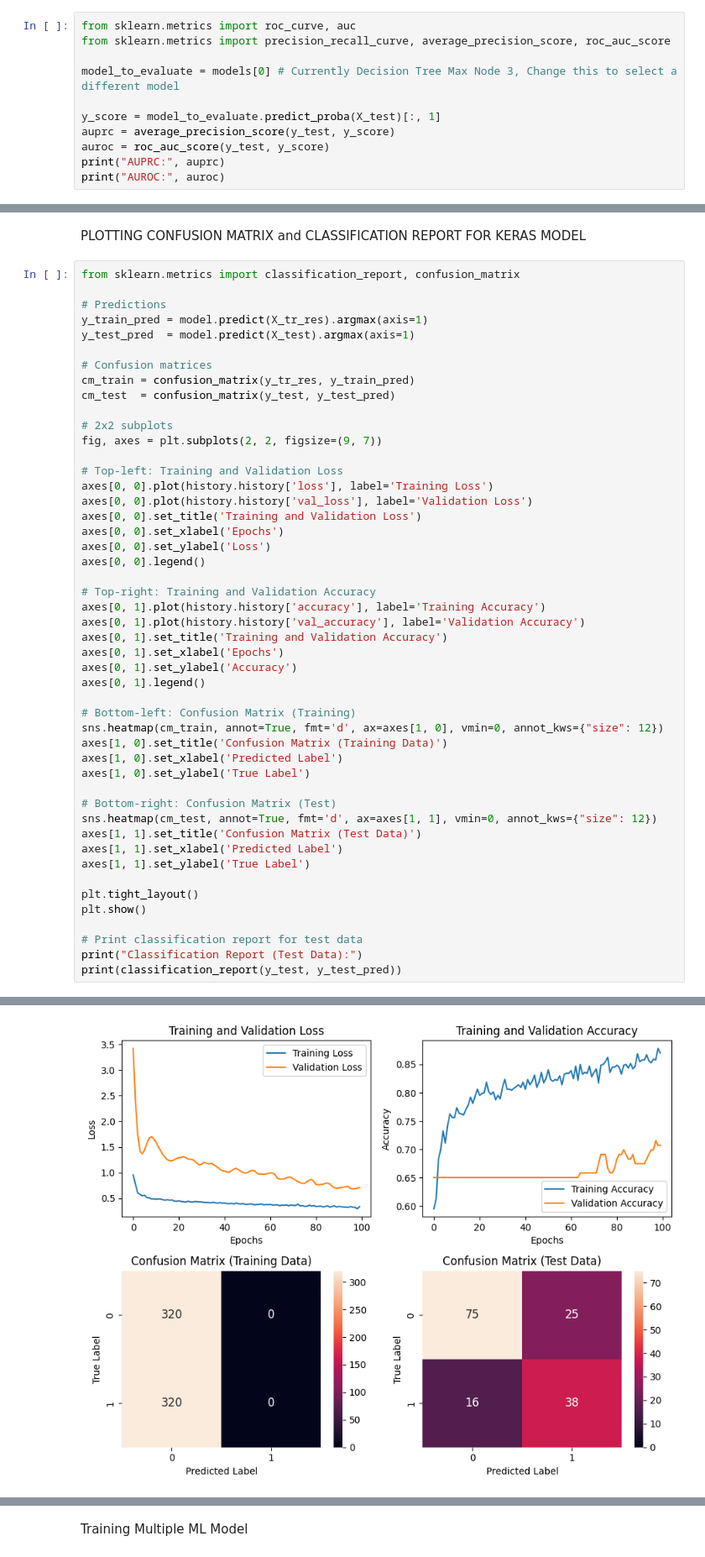
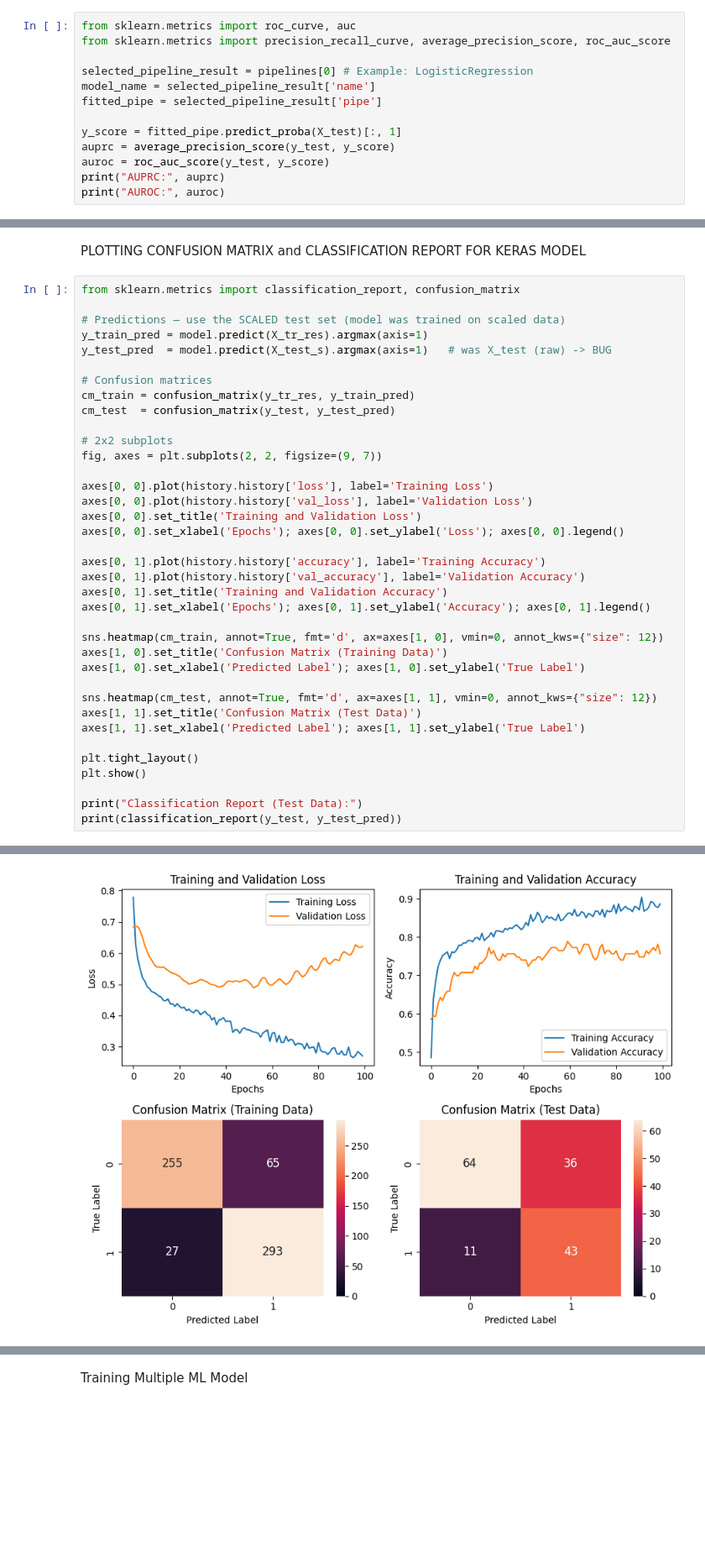
Before and after one commit to isaacadebayo/Predictive-Analytics-Public-Datasets, a Jupyter notebook: Diabetes_Prediction_Classification.ipynb, the cells around one changed output, grey strips where cells are left out. Shown at 84% size. Saved outputs shown, nothing was run; the diff lists cells and outputs as text; blank space fills up the shorter version.

```diff
--- a/Diabetes_Prediction_Classification.ipynb
+++ b/Diabetes_Prediction_Classification.ipynb
@@ -490,9 +488,11 @@ plt.show()
 from sklearn.metrics import roc_curve, auc
 from sklearn.metrics import precision_recall_curve, average_precision_score, roc_auc_score
 
-model_to_evaluate = models[0] # Currently Decision Tree Max Node 3, Change this to select a different model
+selected_pipeline_result = pipelines[0] # Example: LogisticRegression
+model_name = selected_pipeline_result['name']
+fitted_pipe = selected_pipeline_result['pipe']
 
-y_score = model_to_evaluate.predict_proba(X_test)[:, 1]
+y_score = fitted_pipe.predict_proba(X_test)[:, 1]
 auprc = average_precision_score(y_test, y_score)
 auroc = roc_auc_score(y_test, y_score)
 print("AUPRC:", auprc)
@@ -832,9 +832,9 @@ PLOTTING CONFUSION MATRIX and CLASSIFICATION REPORT FOR KERAS MODEL
 # %%
 from sklearn.metrics import classification_report, confusion_matrix
 
-# Predictions
+# Predictions — use the SCALED test set (model was trained on scaled data)
 y_train_pred = model.predict(X_tr_res).argmax(axis=1)
-y_test_pred  = model.predict(X_test).argmax(axis=1)
+y_test_pred  = model.predict(X_test_s).argmax(axis=1)   # was X_test (raw) -> BUG
 
 # Confusion matrices
 cm_train = confusion_matrix(y_tr_res, y_train_pred)
@@ -843,38 +843,27 @@ cm_test  = confusion_matrix(y_test, y_test_pred)
 # 2x2 subplots
 fig, axes = plt.subplots(2, 2, figsize=(9, 7))
 
-# Top-left: Training and Validation Loss
 axes[0, 0].plot(history.history['loss'], label='Training Loss')
 axes[0, 0].plot(history.history['val_loss'], label='Validation Loss')
 axes[0, 0].set_title('Training and Validation Loss')
-axes[0, 0].set_xlabel('Epochs')
-axes[0, 0].set_ylabel('Loss')
-axes[0, 0].legend()
+axes[0, 0].set_xlabel('Epochs'); axes[0, 0].set_ylabel('Loss'); axes[0, 0].legend()
 
-# Top-right: Training and Validation Accuracy
 axes[0, 1].plot(history.history['accuracy'], label='Training Accuracy')
 axes[0, 1].plot(history.history['val_accuracy'], label='Validation Accuracy')
 axes[0, 1].set_title('Training and Validation Accuracy')
-axes[0, 1].set_xlabel('Epochs')
-axes[0, 1].set_ylabel('Accuracy')
-axes[0, 1].legend()
+axes[0, 1].set_xlabel('Epochs'); axes[0, 1].set_ylabel('Accuracy'); axes[0, 1].legend()
 
-# Bottom-left: Confusion Matrix (Training)
 sns.heatmap(cm_train, annot=True, fmt='d', ax=axes[1, 0], vmin=0, annot_kws={"size": 12})
 axes[1, 0].set_title('Confusion Matrix (Training Data)')
-axes[1, 0].set_xlabel('Predicted Label')
-axes[1, 0].set_ylabel('True Label')
+axes[1, 0].set_xlabel('Predicted Label'); axes[1, 0].set_ylabel('True Label')
 
-# Bottom-right: Confusion Matrix (Test)
 sns.heatmap(cm_test, annot=True, fmt='d', ax=axes[1, 1], vmin=0, annot_kws={"size": 12})
 axes[1, 1].set_title('Confusion Matrix (Test Data)')
-axes[1, 1].set_xlabel('Predicted Label')
-axes[1, 1].set_ylabel('True Label')
+axes[1, 1].set_xlabel('Predicted Label'); axes[1, 1].set_ylabel('True Label')
 
 plt.tight_layout()
 plt.show()
 
-# Print classification report for test data
 print("Classification Report (Test Data):")
 print(classification_report(y_test, y_test_pred))
 # %% [output]
@@ -883,4 +872,4 @@ print(classification_report(y_test, y_test_pred))
-[figure, old version]
+[figure, new version]
 Classification Report (Test Data):
               precision    recall  f1-score   support
 
```
Also changed, not shown: parts of 11 cells of this notebook, 1 other file.
